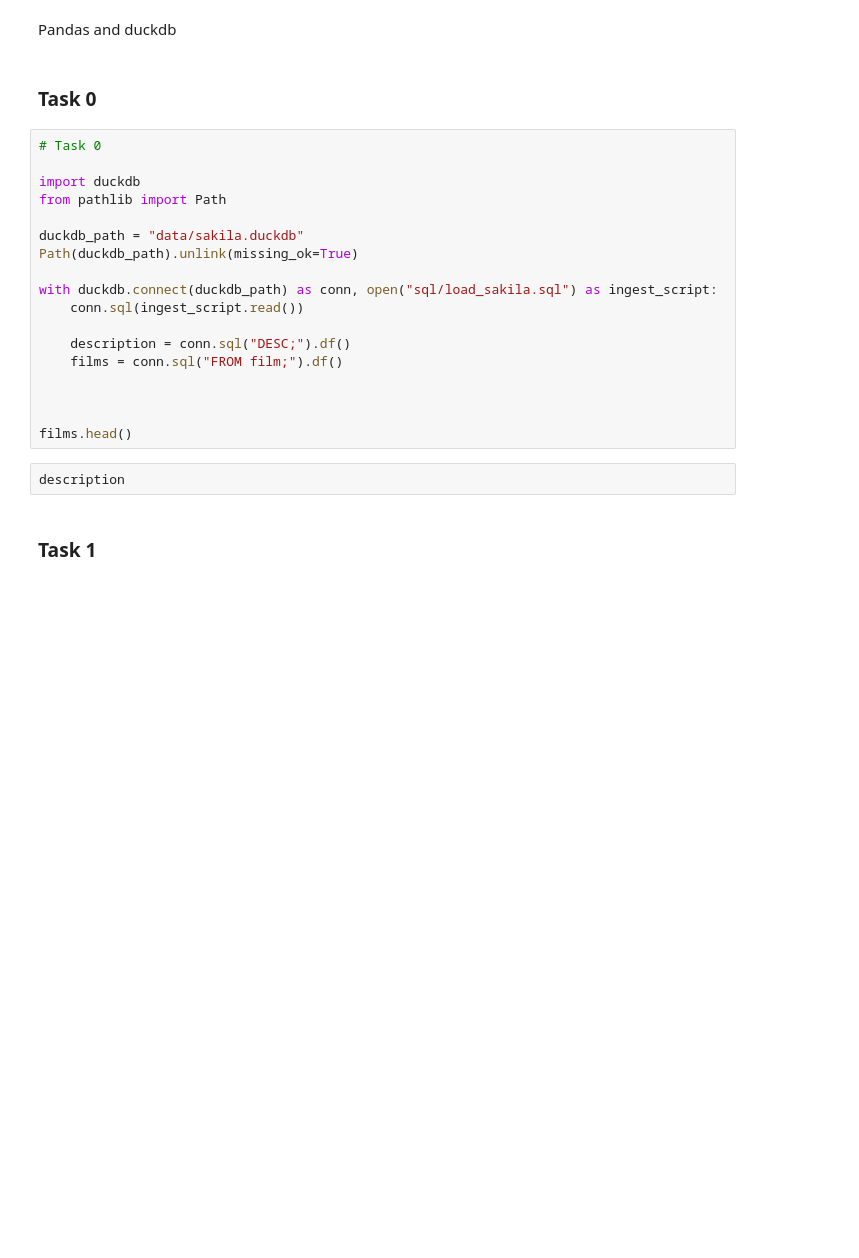
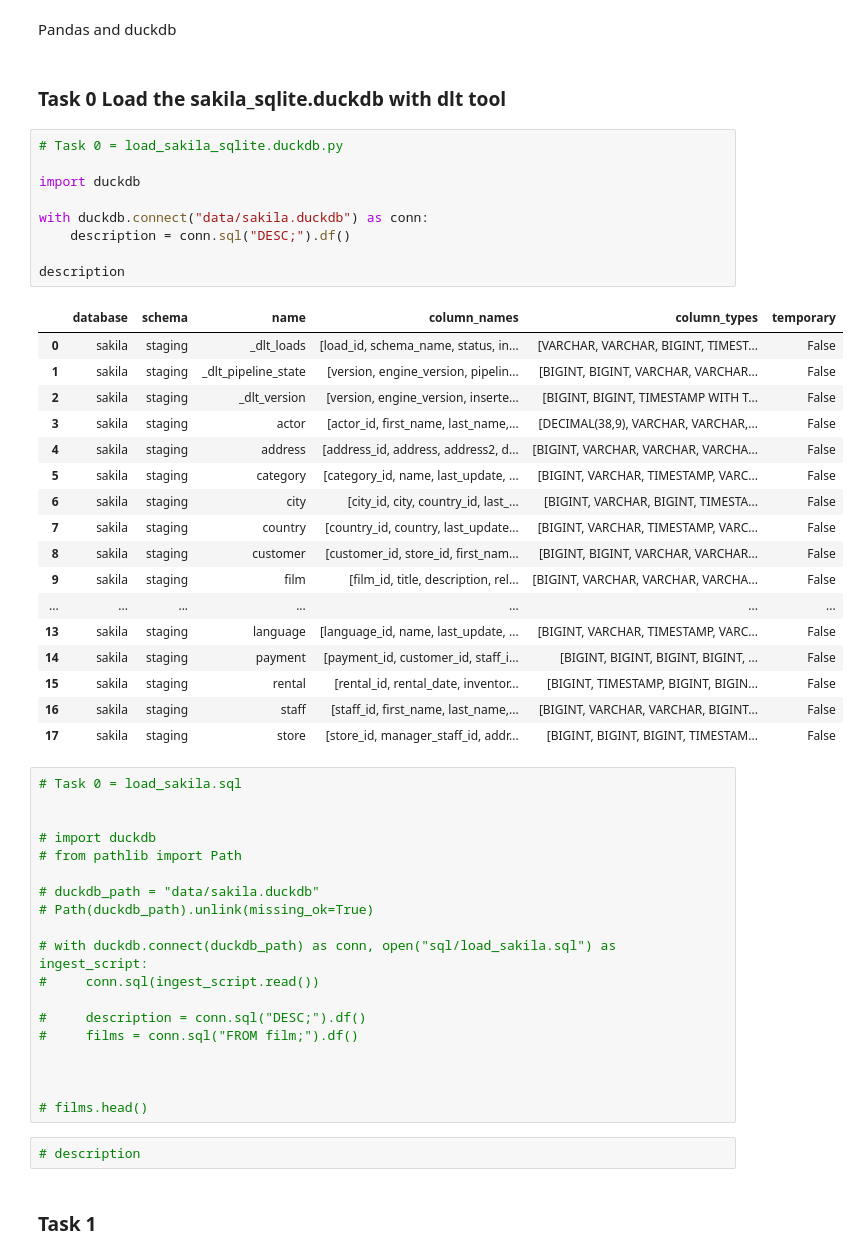
Before and after one commit to SadiaAwan/sakila_lab_sadia_awan, a Jupyter notebook: duckdb_pandas.ipynb, the cells around one changed output. Drawn from its saved outputs; the diff is of its cells as text; blank space fills up the shorter version.

Commit message:
task0 with dlt

```diff
--- a/duckdb_pandas.ipynb
+++ b/duckdb_pandas.ipynb
@@ -1,27 +1,55 @@
 # %% [markdown]
 Pandas and duckdb
 # %% [markdown]
-###  Task 0
+###  Task 0 Load the sakila_sqlite.duckdb with dlt tool
+# %%
+# Task 0 = load_sakila_sqlite.duckdb.py
+
+import duckdb
+
+with duckdb.connect("data/sakila.duckdb") as conn:
+    description = conn.sql("DESC;").df()
+
+description
+# %% [output]
+|  | database | schema | name | column_names | column_types | temporary |
+| 0 | sakila | staging | _dlt_loads | [load_id, schema_name, status, in... | [VARCHAR, VARCHAR, BIGINT, TIMEST... | False |
+| 1 | sakila | staging | _dlt_pipeline_state | [version, engine_version, pipelin... | [BIGINT, BIGINT, VARCHAR, VARCHAR... | False |
+| 2 | sakila | staging | _dlt_version | [version, engine_version, inserte... | [BIGINT, BIGINT, TIMESTAMP WITH T... | False |
+| 3 | sakila | staging | actor | [actor_id, first_name, last_name,... | [DECIMAL(38,9), VARCHAR, VARCHAR,... | False |
+| 4 | sakila | staging | address | [address_id, address, address2, d... | [BIGINT, VARCHAR, VARCHAR, VARCHA... | False |
+| 5 | sakila | staging | category | [category_id, name, last_update, ... | [BIGINT, VARCHAR, TIMESTAMP, VARC... | False |
+| 6 | sakila | staging | city | [city_id, city, country_id, last_... | [BIGINT, VARCHAR, BIGINT, TIMESTA... | False |
+| 7 | sakila | staging | country | [country_id, country, last_update... | [BIGINT, VARCHAR, TIMESTAMP, VARC... | False |
+| 8 | sakila | staging | customer | [customer_id, store_id, first_nam... | [BIGINT, BIGINT, VARCHAR, VARCHAR... | False |
+| 9 | sakila | staging | film | [film_id, title, description, rel... | [BIGINT, VARCHAR, VARCHAR, VARCHA... | False |
+| ... | ... | ... | ... | ... | ... | ... |
+| 13 | sakila | staging | language | [language_id, name, last_update, ... | [BIGINT, VARCHAR, TIMESTAMP, VARC... | False |
+| 14 | sakila | staging | payment | [payment_id, customer_id, staff_i... | [BIGINT, BIGINT, BIGINT, BIGINT, ... | False |
+| 15 | sakila | staging | rental | [rental_id, rental_date, inventor... | [BIGINT, TIMESTAMP, BIGINT, BIGIN... | False |
+| 16 | sakila | staging | staff | [staff_id, first_name, last_name,... | [BIGINT, VARCHAR, VARCHAR, BIGINT... | False |
+| 17 | sakila | staging | store | [store_id, manager_staff_id, addr... | [BIGINT, BIGINT, BIGINT, TIMESTAM... | False |
 # %%
-# Task 0
+# Task 0 = load_sakila.sql
 
-import duckdb
-from pathlib import Path
 
-duckdb_path = "data/sakila.duckdb"
-Path(duckdb_path).unlink(missing_ok=True)
+# import duckdb
+# from pathlib import Path
 
-with duckdb.connect(duckdb_path) as conn, open("sql/load_sakila.sql") as ingest_script:
-    conn.sql(ingest_script.read())
+# duckdb_path = "data/sakila.duckdb"
+# Path(duckdb_path).unlink(missing_ok=True)
 
-    description = conn.sql("DESC;").df()
-    films = conn.sql("FROM film;").df()
+# with duckdb.connect(duckdb_path) as conn, open("sql/load_sakila.sql") as ingest_script:
+#     conn.sql(ingest_script.read())
+
+#     description = conn.sql("DESC;").df()
+#     films = conn.sql("FROM film;").df()
 
 
 
-films.head()
+# films.head()
 # %%
-description
+# description
 # %% [markdown]
 ### Task 1
 # %% [markdown]
```
Also changed, not shown: parts of 12 cells of this notebook, 3 other files.
